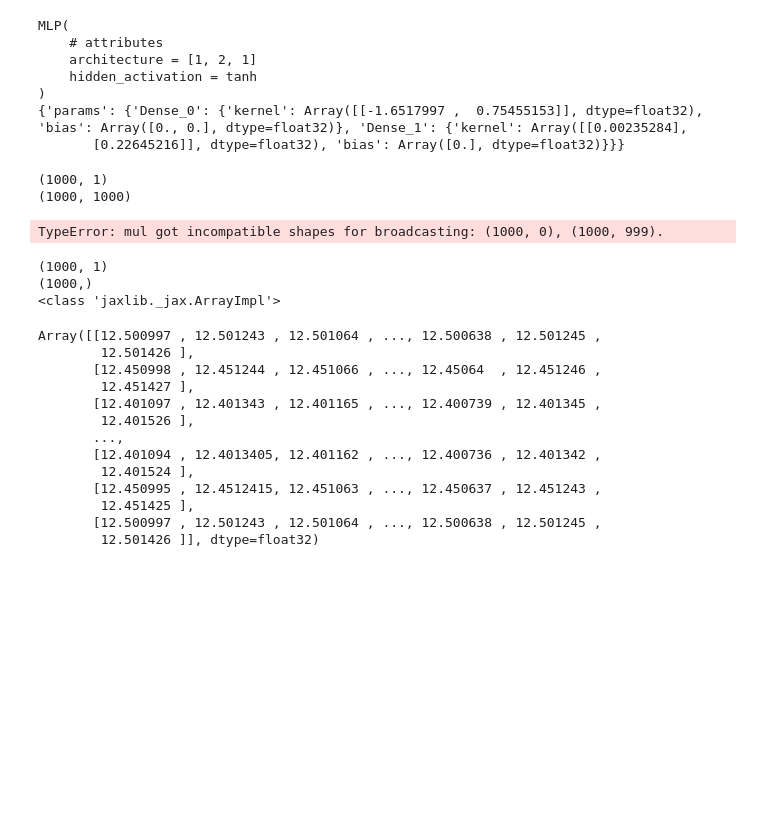
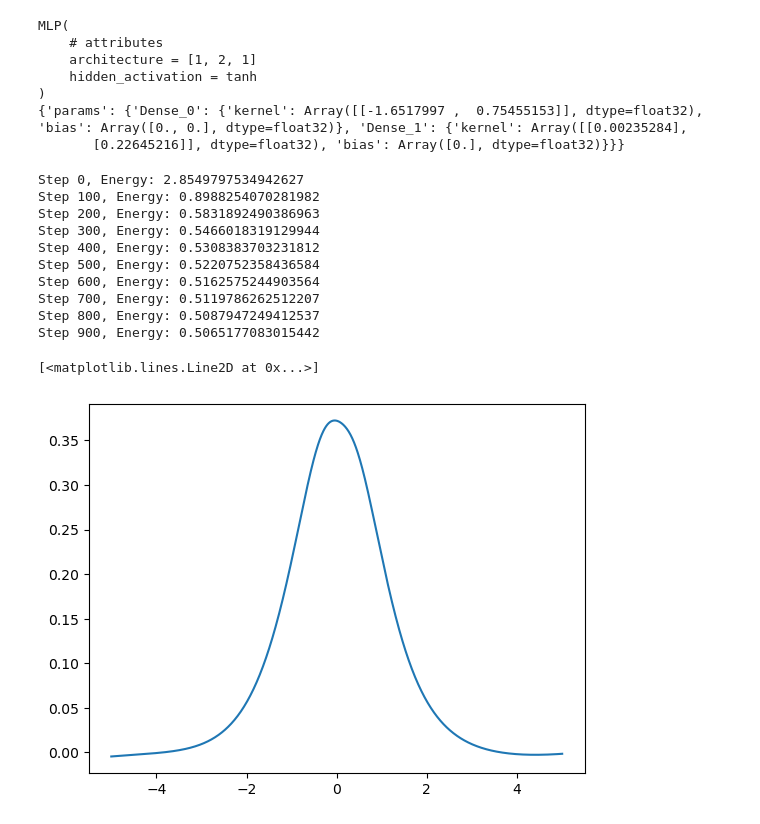
Before and after one commit to pfargas/qvarnet, a Jupyter notebook: JAX/jax_intro.ipynb, the cells around one changed output. Saved outputs shown, nothing was run; the diff lists cells and outputs as text; code cells hidden in the pictures; blank space fills up the shorter version.

Commit message:
Training loop working

```diff
--- a/JAX/jax_intro.ipynb
+++ b/JAX/jax_intro.ipynb
@@ -875,48 +864,50 @@ def train(n_steps, init_params, model_apply, optimizer):
 
     return state.params, energy_history
 # %%
-model = MLP(architecture=[1, 2, 1])
-train(1000, params, model.apply, optax.adam(1e-3))
+model = MLP(architecture=[1, 30, 1])
+rng = jax.random.PRNGKey(0)
+input_shape = (1000, 1)  # Batch size of 1000, input dimension
+params = model.init(rng, jnp.ones(input_shape))  # Initialize parameters
+params_fin, energy = train(1000, params, model.apply, optax.adam(1e-3))
+import matplotlib.pyplot as plt
+# plt.plot(energy)
+
+# Reconstruct wavefunction
+x = jnp.linspace(-5,5,1000).reshape(-1,1)
+psi_approx = model.apply(params_fin, x)
+plt.plot(x, psi_approx)
 # %% [output]
-(1000, 1)
-(1000, 1000)
+Step 0, Energy: 2.8549797534942627
+Step 100, Energy: 0.8988254070281982
+Step 200, Energy: 0.5831892490386963
+Step 300, Energy: 0.5466018319129944
+Step 400, Energy: 0.5308383703231812
+Step 500, Energy: 0.5220752358436584
+Step 600, Energy: 0.5162575244903564
+Step 700, Energy: 0.5119786262512207
+Step 800, Energy: 0.5087947249412537
+Step 900, Energy: 0.5065177083015442
-TypeError: mul got incompatible shapes for broadcasting: (1000, 0), (1000, 999).
+[<matplotlib.lines.Line2D at 0x...>]
+[figure, added]
 # %%
-def local_energy_batch(params, xs, model_apply):
+def local_energy_batch(params, xs, model_apply, debug=False):
     def psi_fn(x):
         return model_apply(params, x)
 
     # get ψ(x) for the whole batch
-    psi = jax.vmap(psi_fn)(xs).squeeze()
-    psi_copy = psi[0].squeeze()
-    print(xs.shape)
-    print(psi.shape)
-    print(type(psi))
+    psi = jax.vmap(psi_fn)(xs)
+    if debug:
+        print(xs.shape)
+        print(psi.shape)
+        print(type(psi))
 
     # first and second derivative wrt x for the whole batch
     dpsi_dx = jnp.gradient(psi, xs.squeeze(), axis=0)
     d2psi_dx2 = jnp.gradient(dpsi_dx, xs.squeeze(), axis=0)
 
     kinetic = -0.5 * d2psi_dx2 / psi
-    potential = 0.5 * xs**2
+    potential = (0.5 * xs**2).reshape(-1,1)
+    if debug:
+        print(kinetic.shape)
+        print(potential.shape)
     return kinetic + potential
-
-batch = jnp.linspace(-5,5,1000).reshape(-1,1)
-local_energy_batch(params, batch, model.apply)
-# %% [output]
-(1000, 1)
-(1000,)
-<class 'jaxlib._jax.ArrayImpl'>
-Array([[12.500997 , 12.501243 , 12.501064 , ..., 12.500638 , 12.501245 ,
-        12.501426 ],
-       [12.450998 , 12.451244 , 12.451066 , ..., 12.45064  , 12.451246 ,
-        12.451427 ],
-       [12.401097 , 12.401343 , 12.401165 , ..., 12.400739 , 12.401345 ,
-        12.401526 ],
-       ...,
-       [12.401094 , 12.4013405, 12.401162 , ..., 12.400736 , 12.401342 ,
-        12.401524 ],
-       [12.450995 , 12.4512415, 12.451063 , ..., 12.450637 , 12.451243 ,
-        12.451425 ],
-       [12.500997 , 12.501243 , 12.501064 , ..., 12.500638 , 12.501245 ,
-        12.501426 ]], dtype=float32)
```
Also changed, not shown: parts of 4 cells of this notebook, 1 other file.
